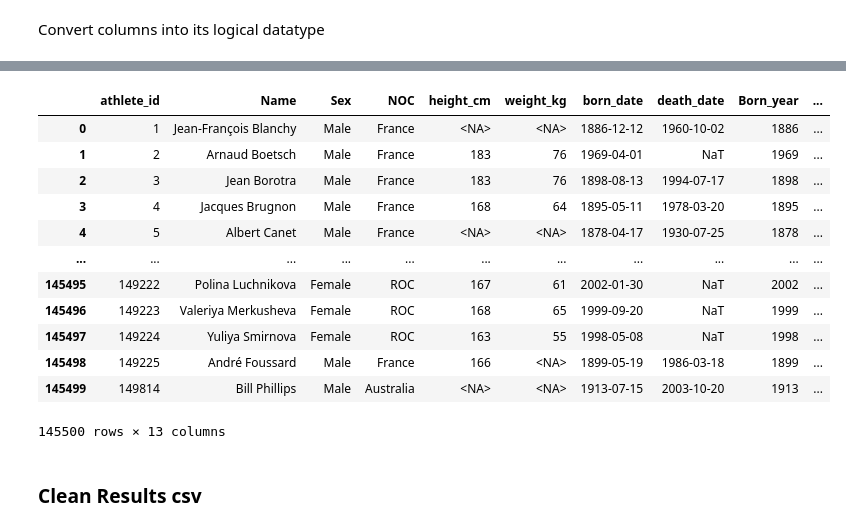
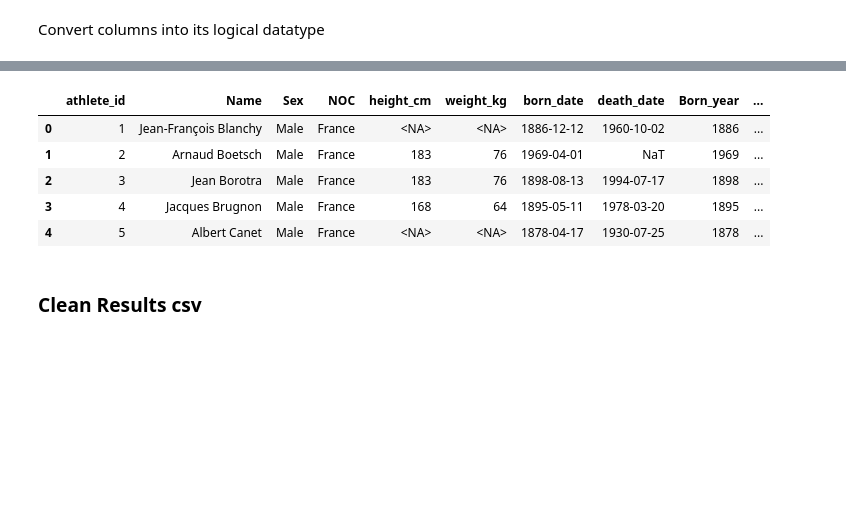
Before and after one commit to ojnny08/olympic-athlete-performance-elt, a Jupyter notebook: notebook/analysis.ipynb, the cells around one changed output, grey strips where cells are left out. Cells and saved outputs as stored; diff of their text form; code cells hidden in the pictures; blank space fills up the shorter version.

```diff
--- a/notebook/analysis.ipynb
+++ b/notebook/analysis.ipynb
@@ -189,21 +155,14 @@ columns_keep = ['athlete_id', 'Name', 'Sex', 'NOC', 'height_cm', 'weight_kg', 'b
 
 df_athletes_clean = df_athletes[columns_keep]
 # %%
-df_athletes_clean
+df_athletes_clean.head(5)
 # %% [output]
 |  | athlete_id | Name | Sex | NOC | height_cm | weight_kg | born_date | death_date | Born_year | ... |
 | 0 | 1 | Jean-François Blanchy | Male | France | <NA> | <NA> | 1886-12-12 | 1960-10-02 | 1886 | ... |
 | 1 | 2 | Arnaud Boetsch | Male | France | 183 | 76 | 1969-04-01 | NaT | 1969 | ... |
 | 2 | 3 | Jean Borotra | Male | France | 183 | 76 | 1898-08-13 | 1994-07-17 | 1898 | ... |
 | 3 | 4 | Jacques Brugnon | Male | France | 168 | 64 | 1895-05-11 | 1978-03-20 | 1895 | ... |
 | 4 | 5 | Albert Canet | Male | France | <NA> | <NA> | 1878-04-17 | 1930-07-25 | 1878 | ... |
-| ... | ... | ... | ... | ... | ... | ... | ... | ... | ... | ... |
-| 145495 | 149222 | Polina Luchnikova | Female | ROC | 167 | 61 | 2002-01-30 | NaT | 2002 | ... |
-| 145496 | 149223 | Valeriya Merkusheva | Female | ROC | 168 | 65 | 1999-09-20 | NaT | 1999 | ... |
-| 145497 | 149224 | Yuliya Smirnova | Female | ROC | 163 | 55 | 1998-05-08 | NaT | 1998 | ... |
-| 145498 | 149225 | André Foussard | Male | France | 166 | <NA> | 1899-05-19 | 1986-03-18 | 1899 | ... |
-| 145499 | 149814 | Bill Phillips | Male | Australia | <NA> | <NA> | 1913-07-15 | 2003-10-20 | 1913 | ... |
-145500 rows × 13 columns
 # %%
 df_athletes_clean.to_csv('../data/processed/athletes.csv', index=False)
 # %% [markdown]
```
Also changed, not shown: parts of 12 cells of this notebook, 1 other file.
